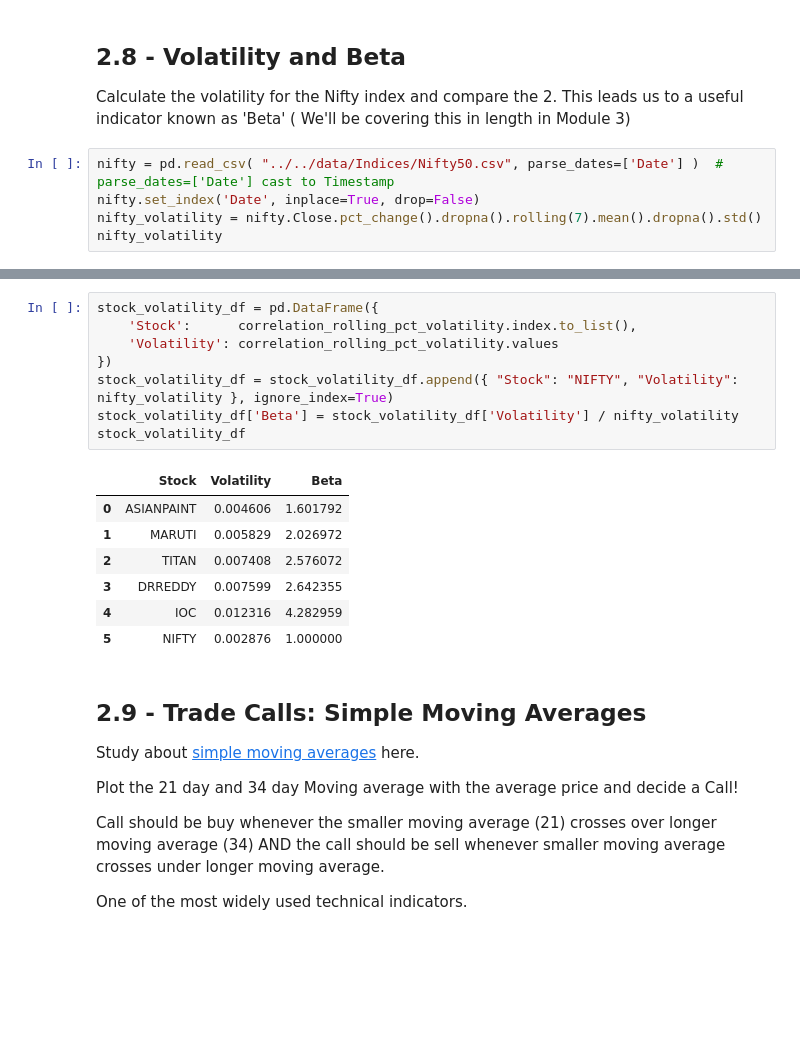
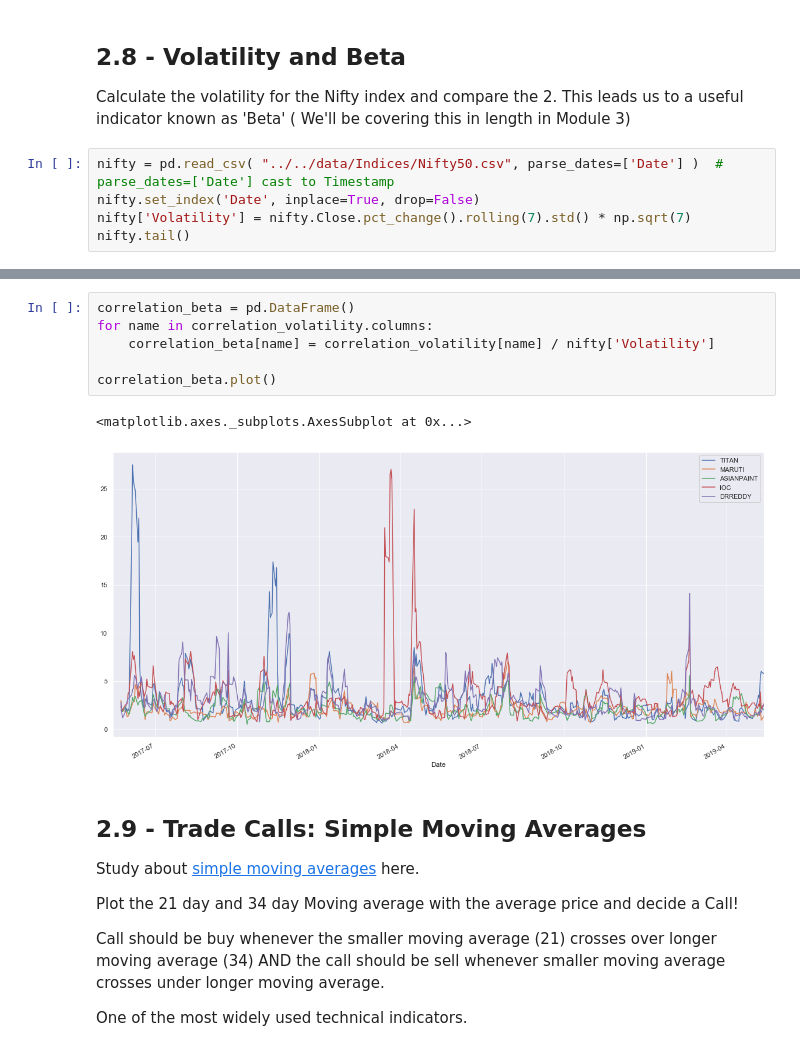
Before and after one commit to JamesMcGuigan/aspiration-ai-internship, a Jupyter notebook: python3/module_2/module_2.ipynb, the cells around one changed output, grey strips where cells are left out. Cells and saved outputs as stored; diff of their text form; blank space fills up the shorter version.

```diff
--- a/python3/module_2/module_2.ipynb
+++ b/python3/module_2/module_2.ipynb
@@ -302,6 +304,6 @@ Calculate the volatility for the Nifty index and compare the 2. This leads us to
 # %%
 nifty = pd.read_csv( "../../data/Indices/Nifty50.csv", parse_dates=['Date'] )  # parse_dates=['Date'] cast to Timestamp
 nifty.set_index('Date', inplace=True, drop=False)
-nifty_volatility = nifty.Close.pct_change().dropna().rolling(7).mean().dropna().std()
-nifty_volatility
+nifty['Volatility'] = nifty.Close.pct_change().rolling(7).std() * np.sqrt(7)
+nifty.tail()
 # %% [output]
@@ -309,19 +317,12 @@ nifty_volatility
-# %%
-stock_volatility_df = pd.DataFrame({
-    'Stock':      correlation_rolling_pct_volatility.index.to_list(),
-    'Volatility': correlation_rolling_pct_volatility.values
-})
-stock_volatility_df = stock_volatility_df.append({ "Stock": "NIFTY", "Volatility": nifty_volatility }, ignore_index=True)
-stock_volatility_df['Beta'] = stock_volatility_df['Volatility'] / nifty_volatility
-stock_volatility_df
-# %% [output]
-|  | Stock | Volatility | Beta |
-| 0 | ASIANPAINT | 0.004606 | 1.601792 |
-| 1 | MARUTI | 0.005829 | 2.026972 |
-| 2 | TITAN | 0.007408 | 2.576072 |
-| 3 | DRREDDY | 0.007599 | 2.642355 |
-| 4 | IOC | 0.012316 | 4.282959 |
-| 5 | NIFTY | 0.002876 | 1.000000 |
+# %%
+correlation_beta = pd.DataFrame()
+for name in correlation_volatility.columns:
+    correlation_beta[name] = correlation_volatility[name] / nifty['Volatility']
+
+correlation_beta.plot()
+# %% [output]
+<matplotlib.axes._subplots.AxesSubplot at 0x...>
+[figure, added]
 # %% [markdown]
 ## 2.9 - Trade Calls: Simple Moving Averages
 
```
Also changed, not shown: parts of 11 cells of this notebook, 1 other file.
